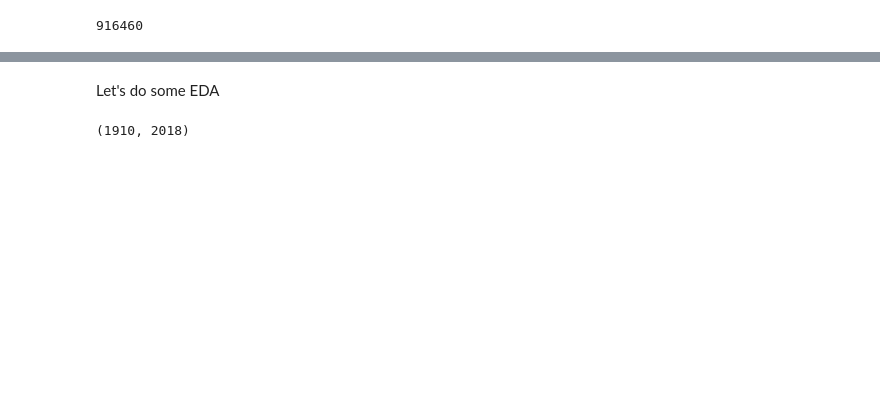
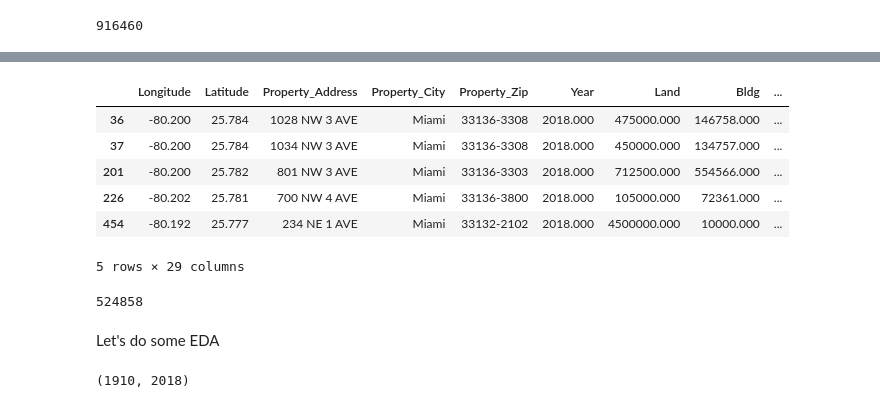
Before and after one commit to dylanrandle/spark-tensorflow, a Jupyter notebook: Miami_RE_Data.ipynb, the cells around one changed output, grey strips where cells are left out. Cells and saved outputs as stored; diff of their text form; code cells hidden in the pictures; blank space fills up the shorter version.

Commit message:
last miami data update

```diff
--- a/Miami_RE_Data.ipynb
+++ b/Miami_RE_Data.ipynb
@@ -95,3 +106,17 @@ len(eda_df)
+# %%
+eda_df.head()
+# %% [output]
+|  | Longitude | Latitude | Property_Address | Property_City | Property_Zip | Year | Land | Bldg | ... |
+| 36 | -80.200 | 25.784 | 1028 NW 3 AVE | Miami | 33136-3308 | 2018.000 | 475000.000 | 146758.000 | ... |
+| 37 | -80.200 | 25.784 | 1034 NW 3 AVE | Miami | 33136-3308 | 2018.000 | 450000.000 | 134757.000 | ... |
+| 201 | -80.200 | 25.782 | 801 NW 3 AVE | Miami | 33136-3303 | 2018.000 | 712500.000 | 554566.000 | ... |
+| 226 | -80.202 | 25.781 | 700 NW 4 AVE | Miami | 33136-3800 | 2018.000 | 105000.000 | 72361.000 | ... |
+| 454 | -80.192 | 25.777 | 234 NE 1 AVE | Miami | 33132-2102 | 2018.000 | 4500000.000 | 10000.000 | ... |
+5 rows × 29 columns
+# %%
+eda_df['Property_Address'].nunique()
+# %% [output]
+524858
 # %% [markdown]
 Let's do some EDA
 # %%
```
Also changed, not shown: parts of 11 cells of this notebook, 3 other files.
